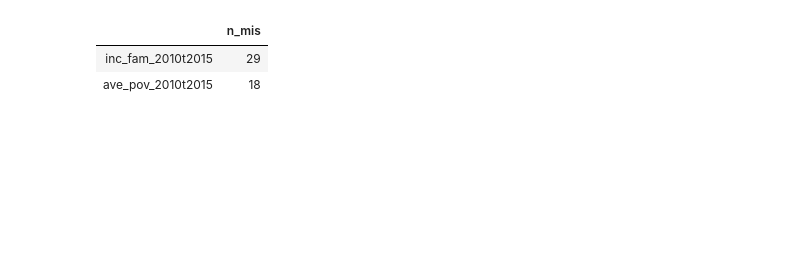
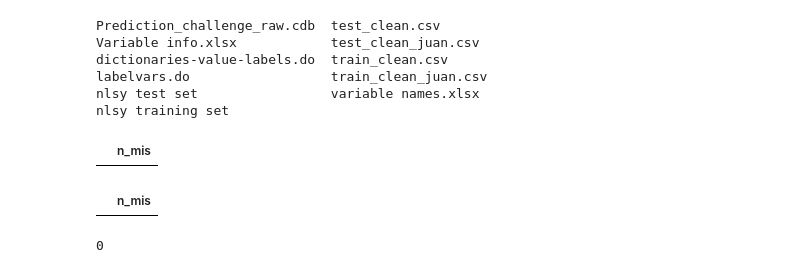
Before and after one commit to lucasmation/MLapp-yhat-challenge, a Jupyter notebook: Training Model.ipynb, the cells around one changed output. Cells and saved outputs as stored; diff of their text form; code cells hidden in the pictures; blank space fills up the shorter version.

```diff
--- a/Training Model.ipynb
+++ b/Training Model.ipynb
@@ -25,8 +25,18 @@ random_grid = {'n_estimators': n_estimators,
                'min_samples_split': min_samples_split,
                'min_samples_leaf': min_samples_leaf,
                'bootstrap': bootstrap}
+# %%
+ls
+# %% [output]
+Prediction_challenge_raw.cdb  test_clean.csv
+Variable info.xlsx            test_clean_juan.csv
+dictionaries-value-labels.do  train_clean.csv
+labelvars.do                  train_clean_juan.csv
+nlsy test set                 variable names.xlsx
+nlsy training set
 # %%
 data = pd.read_csv('train_clean.csv')
+test_data = pd.read_csv('test_clean.csv')
 # %%
 train_labels = data['drinks']
 x_train = data.drop('drinks', axis=1)
@@ -49,19 +59,38 @@ missing_or_dummy = ['female', 'inc_fam_16t22_MI',
        'kids18_mi', 'nkids_mi']
 
 train_features = get_dummy(cat, x_train)
+test_features = get_dummy(cat,test_data)
 train_features = train_features.drop(columns=['diag.id'])
-mis = pd.DataFrame(train_features.isna().sum())
-mis.columns = ['n_mis']
-mis[mis['n_mis']!=0]
+test_features = test_features.drop(columns=['diag.id'])
+
 
 train_features['inc_fam_2010t2015'] =np.where(train_features['inc_fam_2010t2015'].isna(),train_features['inc_fam_2010t2015'].mean(),train_features['inc_fam_2010t2015'])
 train_features['ave_pov_2010t2015'] =np.where(train_features['ave_pov_2010t2015'].isna(),train_features['ave_pov_2010t2015'].mean(),train_features['ave_pov_2010t2015'])
+test_features['inc_fam_2010t2015'] =np.where(test_features['inc_fam_2010t2015'].isna(),test_features['inc_fam_2010t2015'].mean(),test_features['inc_fam_2010t2015'])
+test_features['ave_pov_2010t2015'] =np.where(test_features['ave_pov_2010t2015'].isna(),test_features['ave_pov_2010t2015'].mean(),test_features['ave_pov_2010t2015'])
+test_features['ave_hh_size_2010t2015'] =np.where(test_features['ave_hh_size_2010t2015'].isna(),test_features['ave_hh_size_2010t2015'].mean(),test_features['ave_hh_size_2010t2015'])
+test_features['ave_indep_hw'] =np.where(test_features['ave_indep_hw'].isna(),test_features['ave_indep_hw'].mean(),test_features['ave_indep_hw'])
+test_features['ave_totwork_h'] =np.where(test_features['ave_totwork_h'].isna(),test_features['ave_totwork_h'].mean(),test_features['ave_totwork_h'])
+
+
+mis_train = pd.DataFrame(train_features.isna().sum())
+mis_train.columns = ['n_mis']
+mis_train[mis_train['n_mis']!=0]
+
+
+mis_test = pd.DataFrame(test_features.isna().sum())
+mis_test.columns = ['n_mis']
+mis_test[mis_test['n_mis']!=0]
+# %% [output]
+|  | n_mis |
 # %%
-mis[mis['n_mis']!=0]
+mis_test[mis_test['n_mis']!=0]
 # %% [output]
 |  | n_mis |
-| inc_fam_2010t2015 | 29 |
-| ave_pov_2010t2015 | 18 |
+# %%
+test_features['ave_hh_size_2010t2015'].isna().sum()
+# %% [output]
+0
 # %%
 def get_dummy(cat_vars, df):
     data1=df
```
Also changed, not shown: parts of 8 cells of this notebook.
